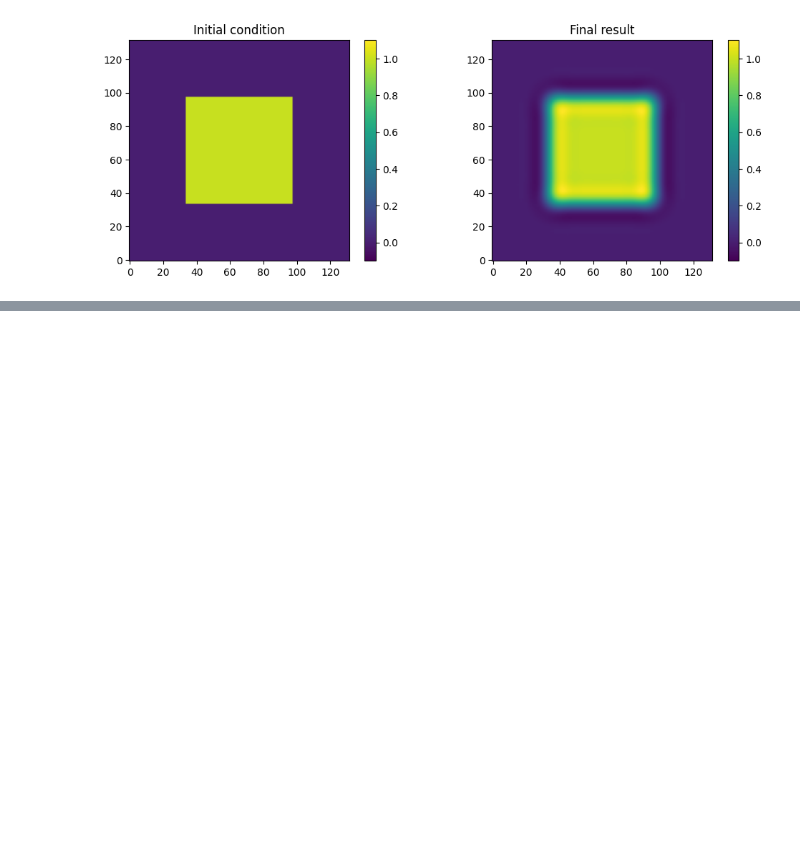
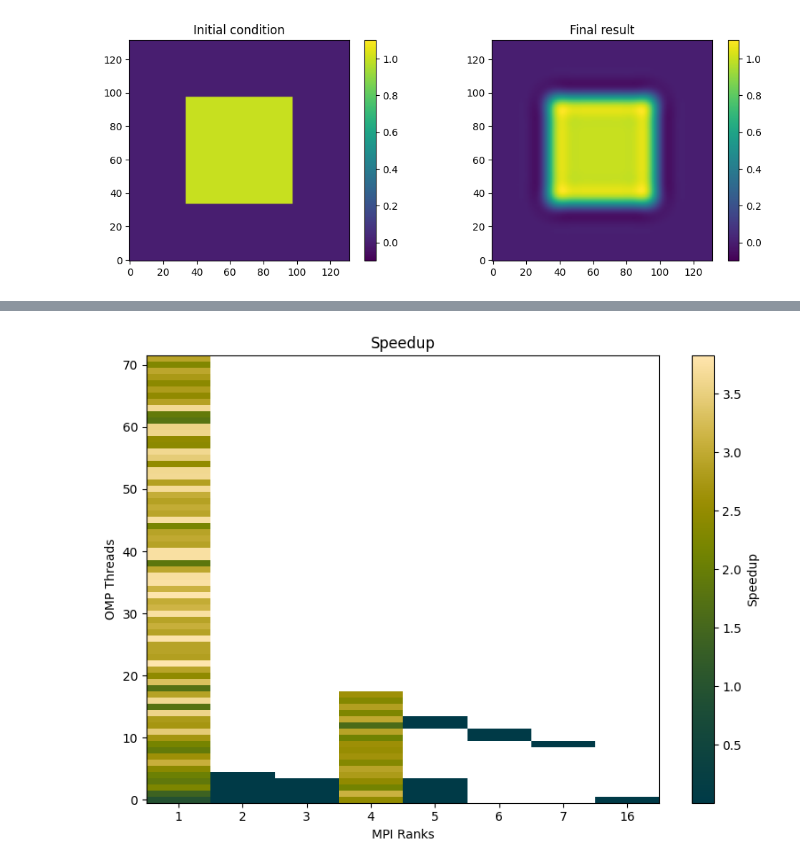
Before and after one commit to Rainette9/HPC4WC_proj5, a Jupyter notebook: OPENMP_MPI.ipynb, the cells around one changed output, grey strips where cells are left out. Cells and saved outputs as stored; diff of their text form; code cells hidden in the pictures; blank space fills up the shorter version.

```diff
--- a/OPENMP_MPI.ipynb
+++ b/OPENMP_MPI.ipynb
@@ -166,0 +198,30 @@ plt.show()
+# %%
+
+# Convert labels and times into a 2D grid
+labels_array = np.array(labels)
+nthreads = sorted(set(labels_array[:, 0]))
+nranks = sorted(set(labels_array[:, 1]))
+
+heatmap = np.full((len(nthreads), len(nranks)), np.nan)
+
+for (t, r), val in zip(labels, speedups):
+    i = nthreads.index(t)
+    # i=nthreads[t]
+    j = nranks.index(r)
+    heatmap[i, j] = val
+
+fig, ax = plt.subplots(figsize=(8, 6))
+c = ax.imshow(heatmap, cmap=cm.bamako, origin='lower',
+              # extent=[min(nranks)-0.5, max(nranks)+0.5, min(nthreads)-0.5, max(nthreads)+0.5],
+              aspect='auto')
+
+ax.set_xlabel('MPI Ranks')
+ax.set_ylabel('OMP Threads')
+ax.set_title('Speedup')
+fig.colorbar(c, label='Speedup')
+ax.set_xticks(np.arange(len(nranks)))
+ax.set_xticklabels(nranks)
+plt.tight_layout()
+plt.show()
+# %% [output]
+[figure, added]
```
Also changed, not shown: parts of 18 cells of this notebook, 13 other files.
